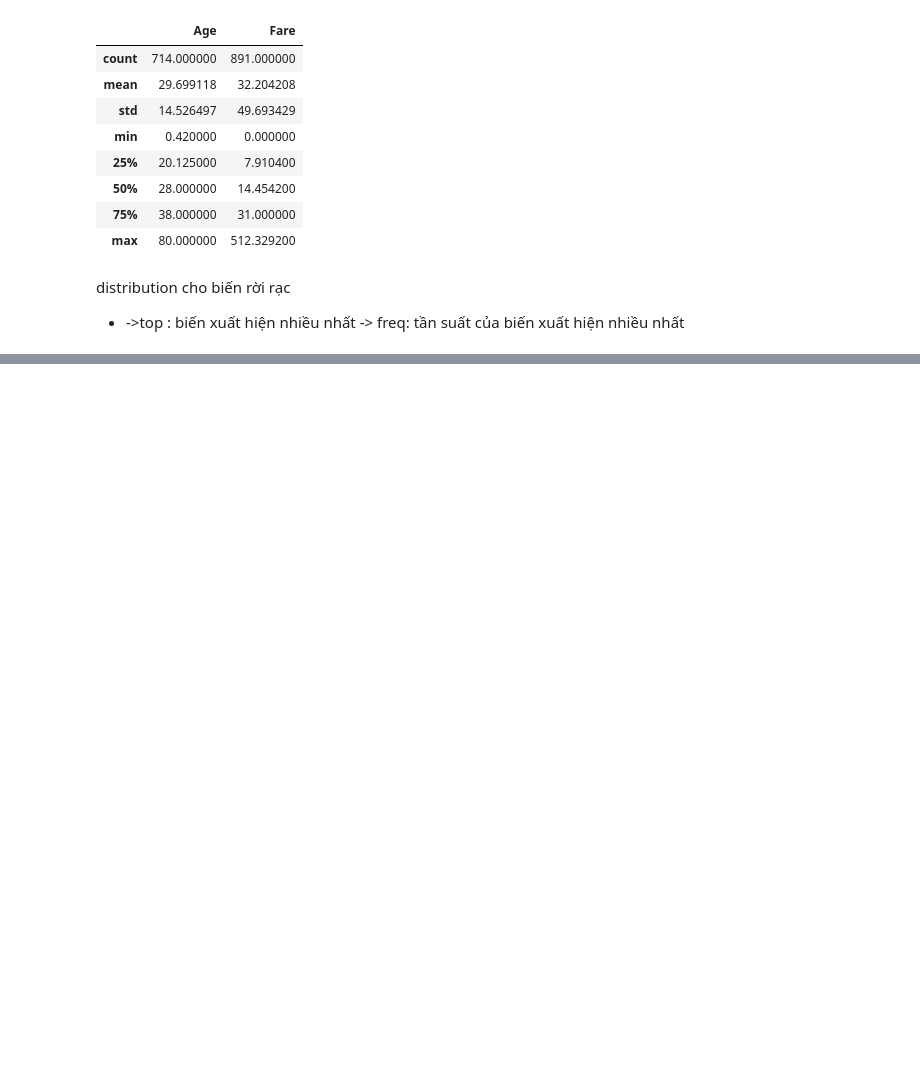
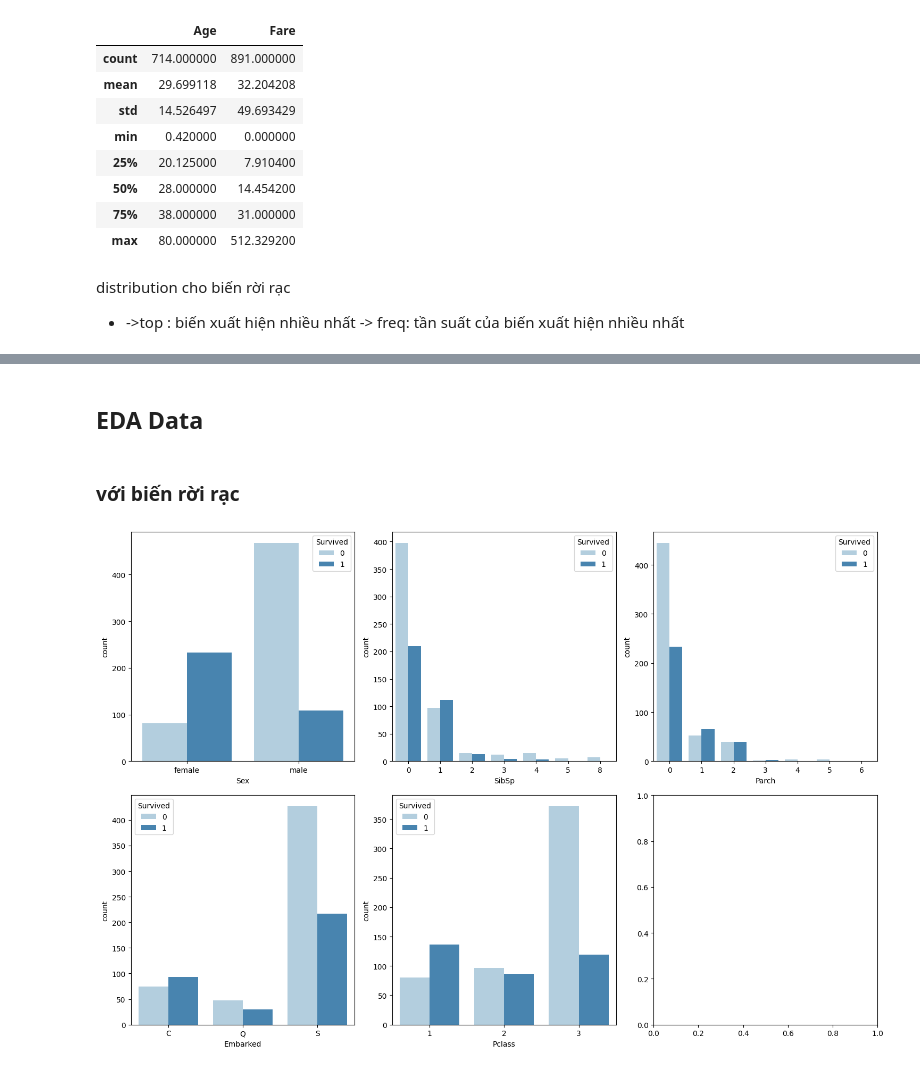
Before and after one commit to T-Sunm/Titanic-Machine-Learning-from-Disaster, a Jupyter notebook: main.ipynb, the cells around one changed output, grey strips where cells are left out. Saved outputs shown, nothing was run; the diff lists cells and outputs as text; code cells hidden in the pictures; blank space fills up the shorter version.

```diff
--- a/main.ipynb
+++ b/main.ipynb
@@ -156,0 +174,2 @@ train_df.describe(include=['category'])
+# %% [markdown]
+## EDA Data
@@ -156,0 +179,10 @@ train_df.describe(include=['category'])
+# %% [markdown]
+### với biến rời rạc
+# %%
+fig, ax = plt.subplots(2, 3, figsize = (15, 10))
+ax = ax.flatten()
+for i in range(len(cols_to_category)):
+    sns.countplot(data=train_df, x=cols_to_category[i],hue="Survived", ax=ax[i], palette="Blues")
+plt.tight_layout()
+# %% [output]
+[figure, added]
```
Also changed, not shown: parts of 12 cells of this notebook.
